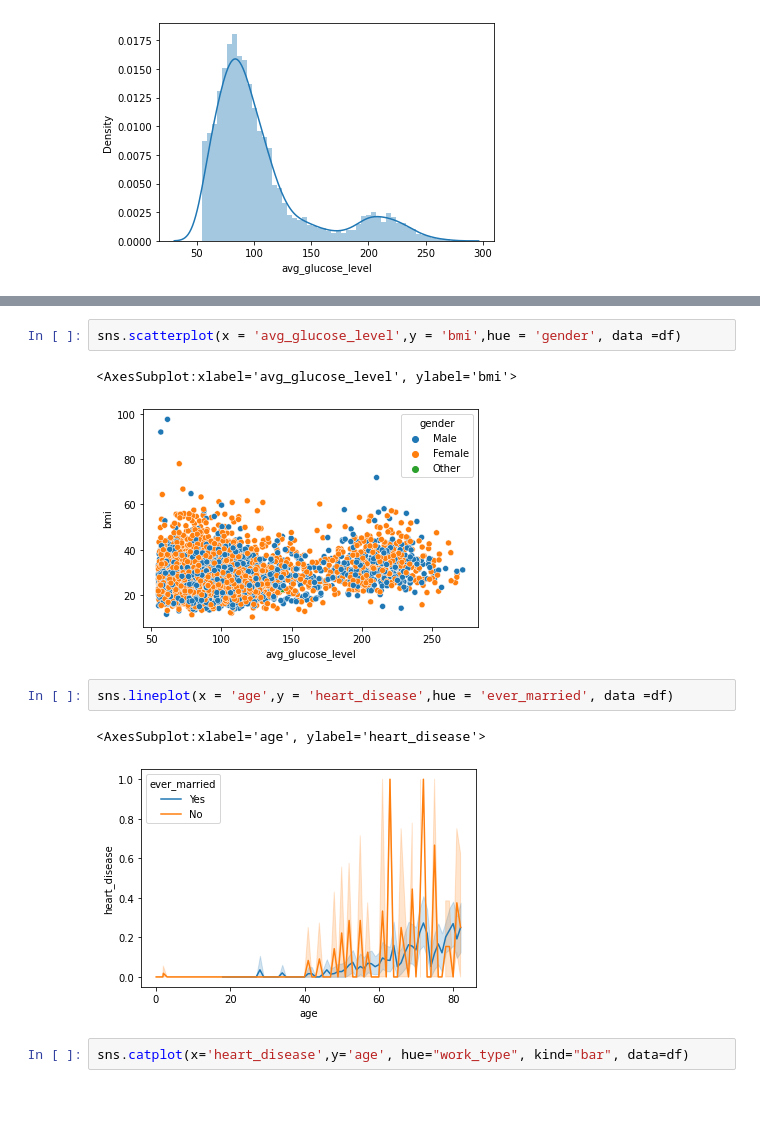
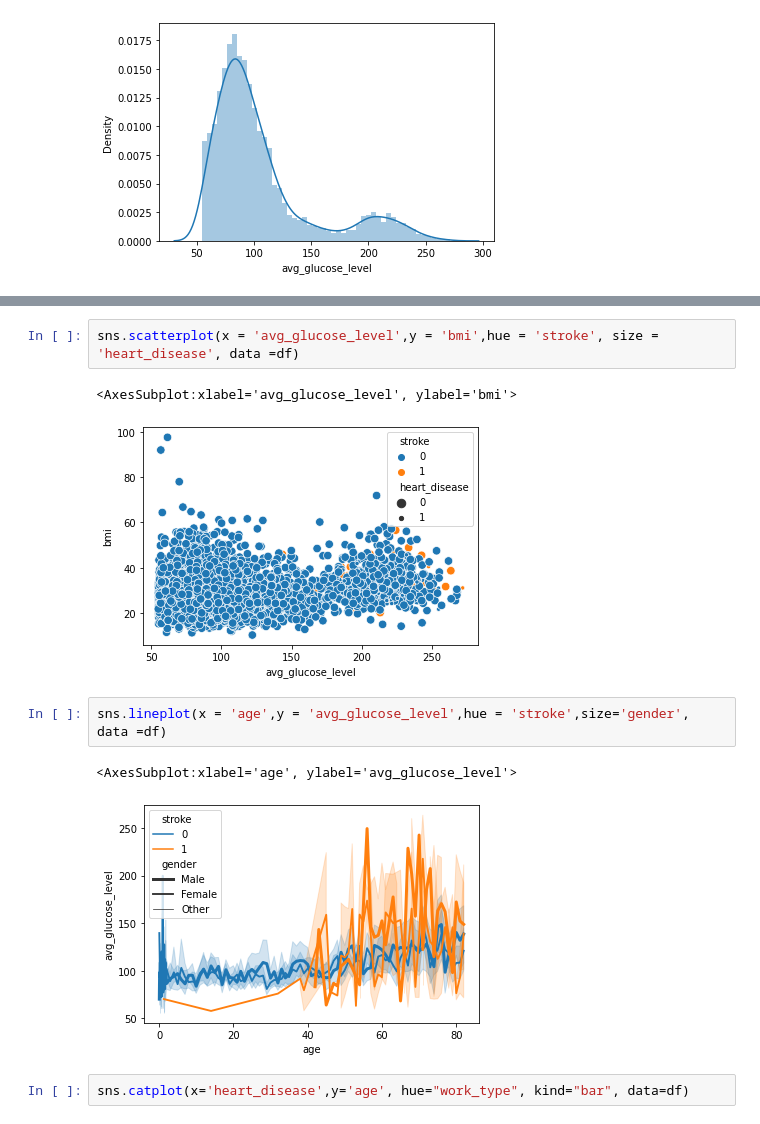
Before and after one commit to mcfatbeard57/Kaggle, a Jupyter notebook: Stroke Prediction/ STROKE PREDICTION- AUC - 0.94 🎯.ipynb, the cells around one changed output, grey strips where cells are left out. Drawn from its saved outputs; the diff is of its cells as text.

```diff
--- a/Stroke Prediction/ STROKE PREDICTION- AUC - 0.94 🎯.ipynb
+++ b/Stroke Prediction/ STROKE PREDICTION- AUC - 0.94 🎯.ipynb
@@ -149,13 +150,13 @@ sns.distplot(df['avg_glucose_level'])
 # %%
-sns.scatterplot(x = 'avg_glucose_level',y = 'bmi',hue = 'gender', data =df)
+sns.scatterplot(x = 'avg_glucose_level',y = 'bmi',hue = 'stroke', size = 'heart_disease', data =df)
 # %% [output]
 <AxesSubplot:xlabel='avg_glucose_level', ylabel='bmi'>
-[figure, old version]
+[figure, new version]
 # %%
-sns.lineplot(x = 'age',y = 'heart_disease',hue = 'ever_married', data =df)
+sns.lineplot(x = 'age',y = 'avg_glucose_level',hue = 'stroke',size='gender', data =df)
 # %% [output]
-<AxesSubplot:xlabel='age', ylabel='heart_disease'>
+<AxesSubplot:xlabel='age', ylabel='avg_glucose_level'>
-[figure, old version]
+[figure, new version]
 # %%
 sns.catplot(x='heart_disease',y='age', hue="work_type", kind="bar", data=df)
 # %% [output]
```
Also changed, not shown: parts of 8 cells of this notebook.
